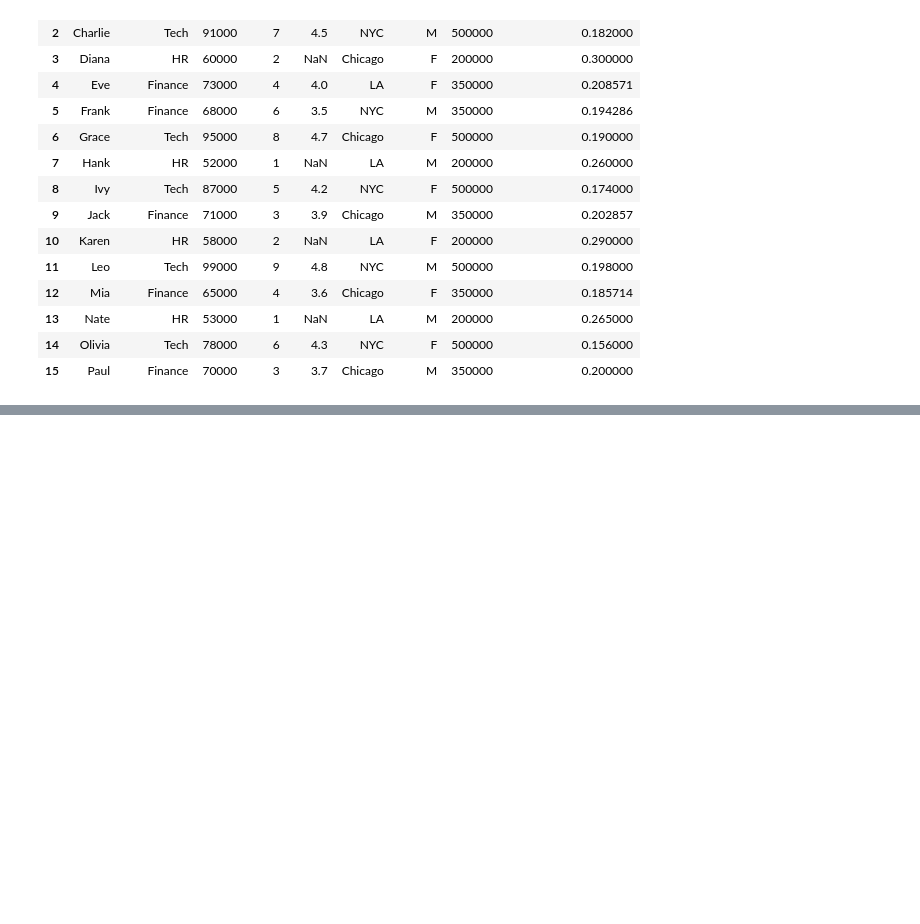
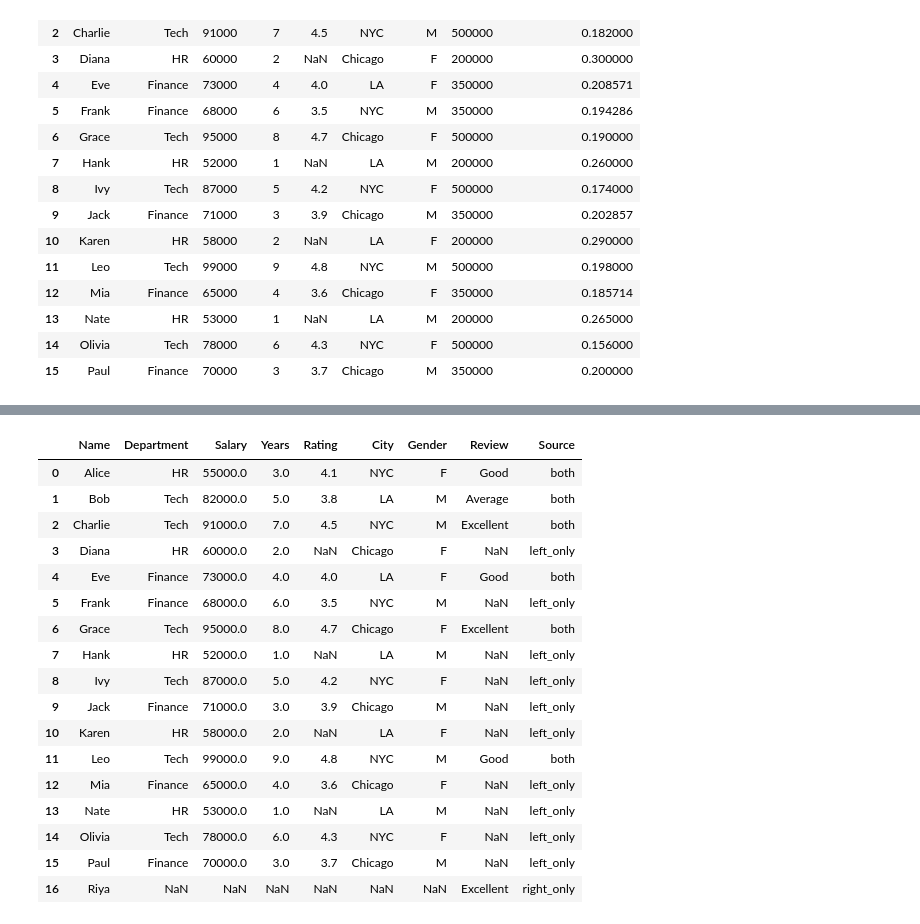
Before and after one commit to shreeramparab/Data-Analytics-Study-Material-, a Jupyter notebook: pandas/practice.ipynb, the cells around one changed output, grey strips where cells are left out. Saved outputs shown, nothing was run; the diff lists cells and outputs as text; code cells hidden in the pictures; blank space fills up the shorter version.

```diff
--- a/pandas/practice.ipynb
+++ b/pandas/practice.ipynb
@@ -92,7 +92,8 @@ dense:
 data = {
     'Name': ['Alice', 'Bob', 'Charlie', 'Diana', 'Eve', 'Frank', 'Grace', 'Hank',
              'Ivy', 'Jack', 'Karen', 'Leo', 'Mia', 'Nate', 'Olivia', 'Paul'],
-    'Department': ['HR', 'Tech', 'Tech', 'HR', 'Finance', 'Finance', 'Tech', 'HR',
+    'Department':
+        ['HR', 'Tech', 'Tech', 'HR', 'Finance', 'Finance', 'Tech', 'HR',
                    'Tech', 'Finance', 'HR', 'Tech', 'Finance', 'HR', 'Tech', 'Finance'],
     'Salary': [55000, 82000, 91000, 60000, 73000, 68000, 95000, 52000,
                87000, 71000, 58000, 99000, 65000, 53000, 78000, 70000],
@@ -227,8 +228,8 @@ Tech    88666.666667
 Name: Salary, dtype: float64
 # %%
 reviews = pd.DataFrame({
-    'Name': ['Alice', 'Bob', 'Charlie', 'Eve', 'Grace', 'Leo'],
-    'Review': ['Good', 'Average', 'Excellent', 'Good', 'Excellent', 'Good']
+    'Name': ['Alice', 'Bob', 'Charlie', 'Eve', 'Grace', 'Leo','Riya'],
+    'Review': ['Good', 'Average', 'Excellent', 'Good', 'Excellent', 'Good','Excellent']
 })
 dept_budget = pd.DataFrame({
     'Department': ['HR', 'Tech', 'Finance'],
@@ -265,0 +295,21 @@ merged
+# %%
+df.merge(reviews,on ='Name',how = 'outer',indicator='Source')
+# %% [output]
+|  | Name | Department | Salary | Years | Rating | City | Gender | Review | Source |
+| 0 | Alice | HR | 55000.0 | 3.0 | 4.1 | NYC | F | Good | both |
+| 1 | Bob | Tech | 82000.0 | 5.0 | 3.8 | LA | M | Average | both |
+| 2 | Charlie | Tech | 91000.0 | 7.0 | 4.5 | NYC | M | Excellent | both |
+| 3 | Diana | HR | 60000.0 | 2.0 | NaN | Chicago | F | NaN | left_only |
+| 4 | Eve | Finance | 73000.0 | 4.0 | 4.0 | LA | F | Good | both |
+| 5 | Frank | Finance | 68000.0 | 6.0 | 3.5 | NYC | M | NaN | left_only |
+| 6 | Grace | Tech | 95000.0 | 8.0 | 4.7 | Chicago | F | Excellent | both |
+| 7 | Hank | HR | 52000.0 | 1.0 | NaN | LA | M | NaN | left_only |
+| 8 | Ivy | Tech | 87000.0 | 5.0 | 4.2 | NYC | F | NaN | left_only |
+| 9 | Jack | Finance | 71000.0 | 3.0 | 3.9 | Chicago | M | NaN | left_only |
+| 10 | Karen | HR | 58000.0 | 2.0 | NaN | LA | F | NaN | left_only |
+| 11 | Leo | Tech | 99000.0 | 9.0 | 4.8 | NYC | M | Good | both |
+| 12 | Mia | Finance | 65000.0 | 4.0 | 3.6 | Chicago | F | NaN | left_only |
+| 13 | Nate | HR | 53000.0 | 1.0 | NaN | LA | M | NaN | left_only |
+| 14 | Olivia | Tech | 78000.0 | 6.0 | 4.3 | NYC | F | NaN | left_only |
+| 15 | Paul | Finance | 70000.0 | 3.0 | 3.7 | Chicago | M | NaN | left_only |
+| 16 | Riya | NaN | NaN | NaN | NaN | NaN | NaN | Excellent | right_only |
```
Also changed, not shown: parts of 1 cell of this notebook, 8 other files.
